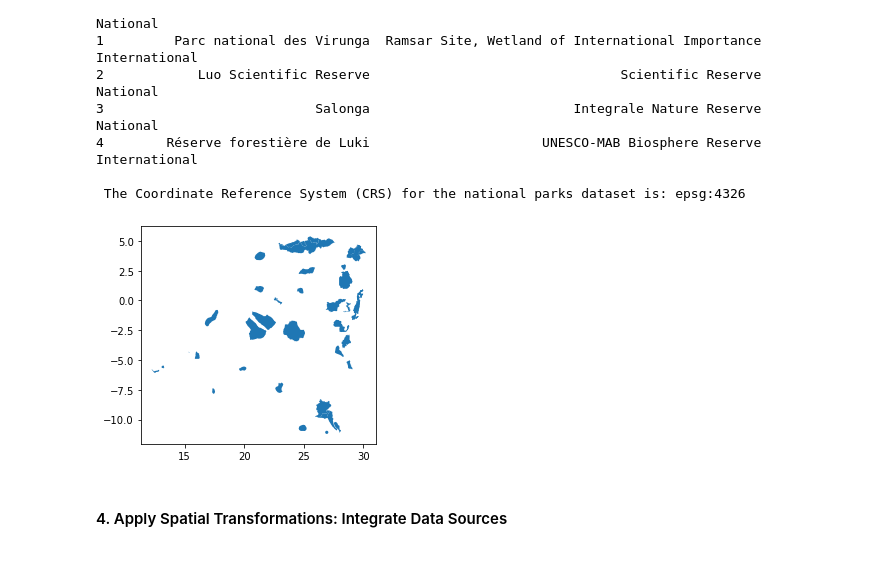
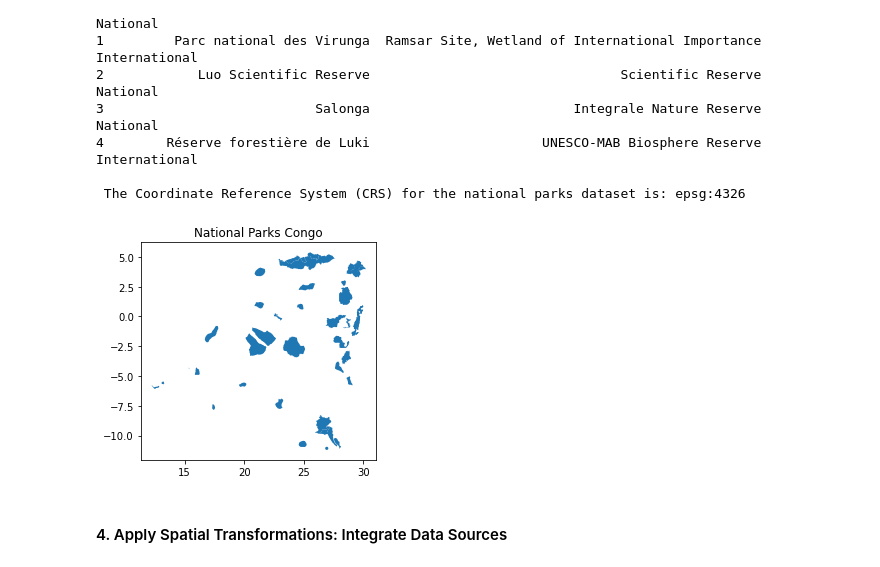
Before and after one commit to jbelloRepo/Mining_sites-GIS-CaseStudy, a Jupyter notebook: GIS-case-study.ipynb, the cells around one changed output. Cells and saved outputs as stored; diff of their text form; code cells hidden in the pictures.

```diff
--- a/GIS-case-study.ipynb
+++ b/GIS-case-study.ipynb
@@ -103,9 +106,14 @@ OWN_TYPE - MANG_AUTH - MANG_PLAN - VERIF - METADATAID - SUB_LOC - PARENT_ISO - I
 # %%
 # Make a visualization
 national_parks.plot()
+
+# Add a title to the plot
+plt.title("National Parks Congo")
+
+# Display the plot
 plt.show()
 # %% [output]
-[figure, old version]
+[figure, new version]
 # %% [markdown]
 #### 4. Apply Spatial Transformations: Integrate Data Sources
 # %%
```
Also changed, not shown: parts of 5 cells of this notebook.
